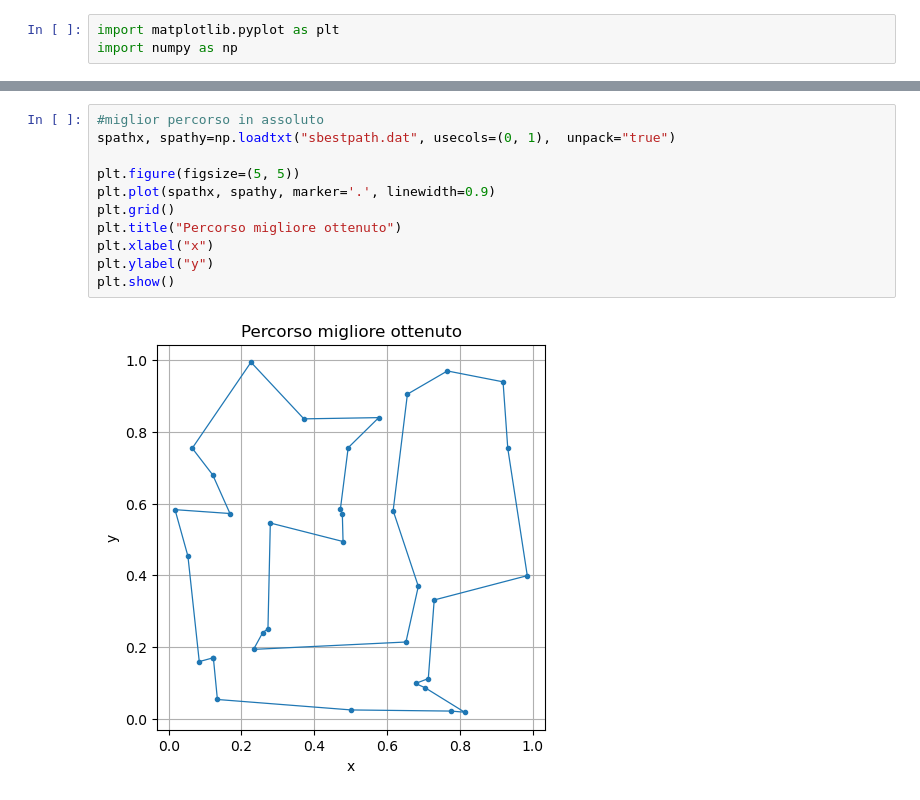
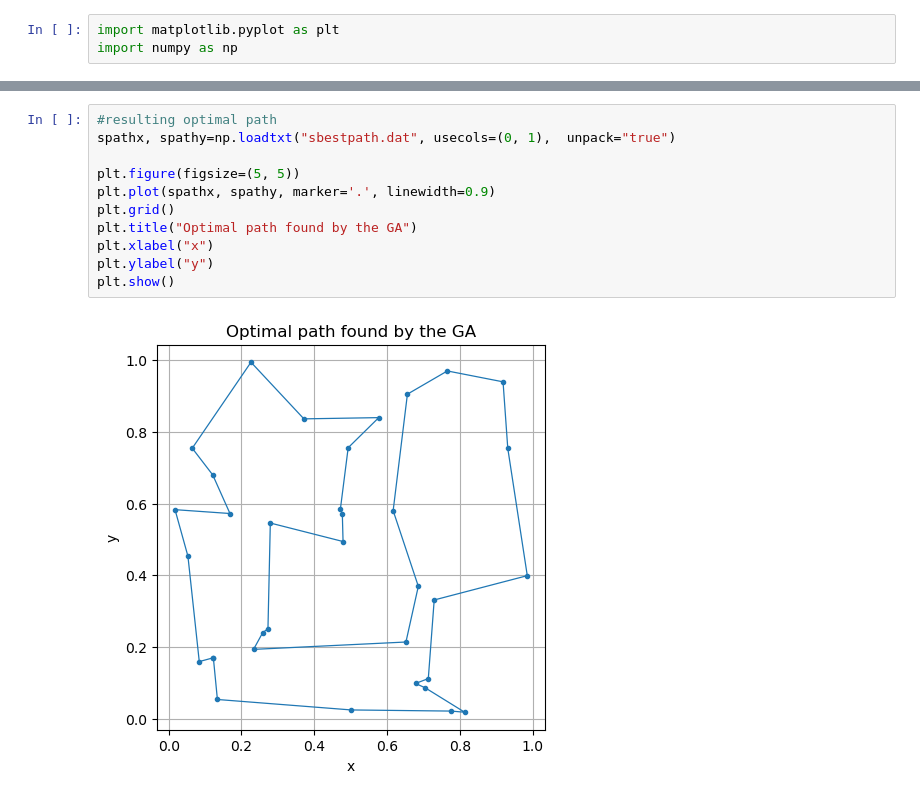
Before and after one commit to angela-bonato/CodeSampleUiOApplication, a Jupyter notebook: Results.ipynb, the cells around one changed output, grey strips where cells are left out. Drawn from its saved outputs; the diff is of its cells as text.

Commit message:
Updated Results

```diff
--- a/Results.ipynb
+++ b/Results.ipynb
@@ -99,13 +115,13 @@ plt.show()
 # %%
-#miglior percorso in assoluto
+#resulting optimal path
 spathx, spathy=np.loadtxt("sbestpath.dat", usecols=(0, 1),  unpack="true")
 
 plt.figure(figsize=(5, 5))
 plt.plot(spathx, spathy, marker='.', linewidth=0.9)
 plt.grid()
-plt.title("Percorso migliore ottenuto")
+plt.title("Optimal path found by the GA")
 plt.xlabel("x")
 plt.ylabel("y")
 plt.show()
 # %% [output]
-[figure, old version]
+[figure, new version]
```
Also changed, not shown: parts of 8 cells of this notebook.
